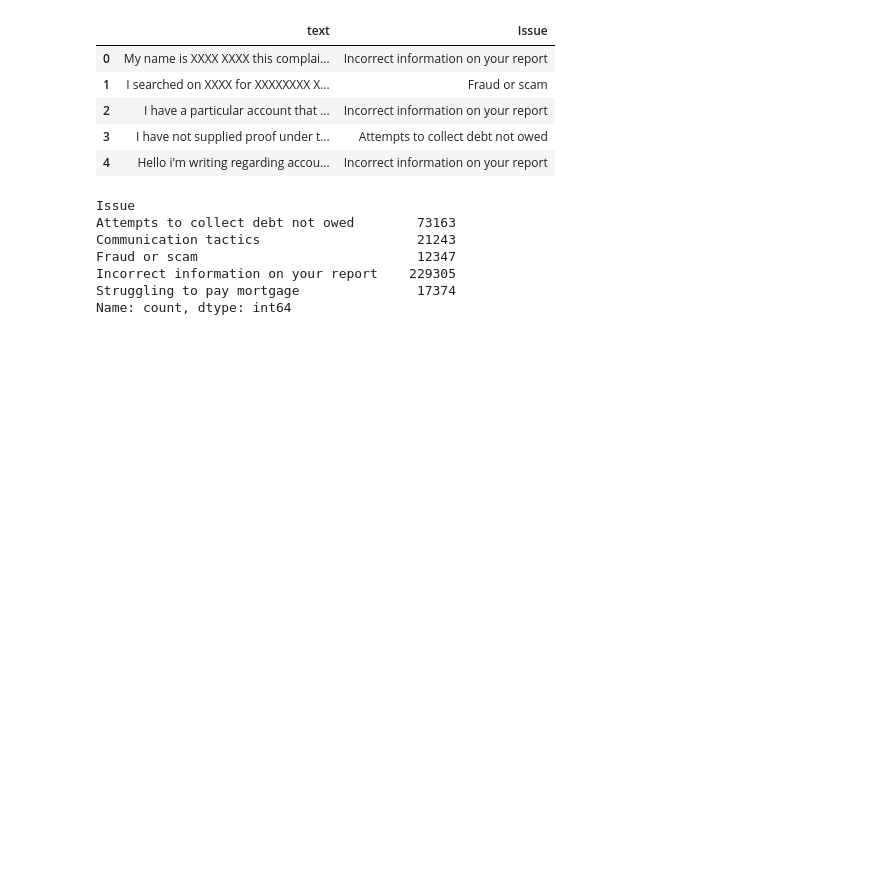
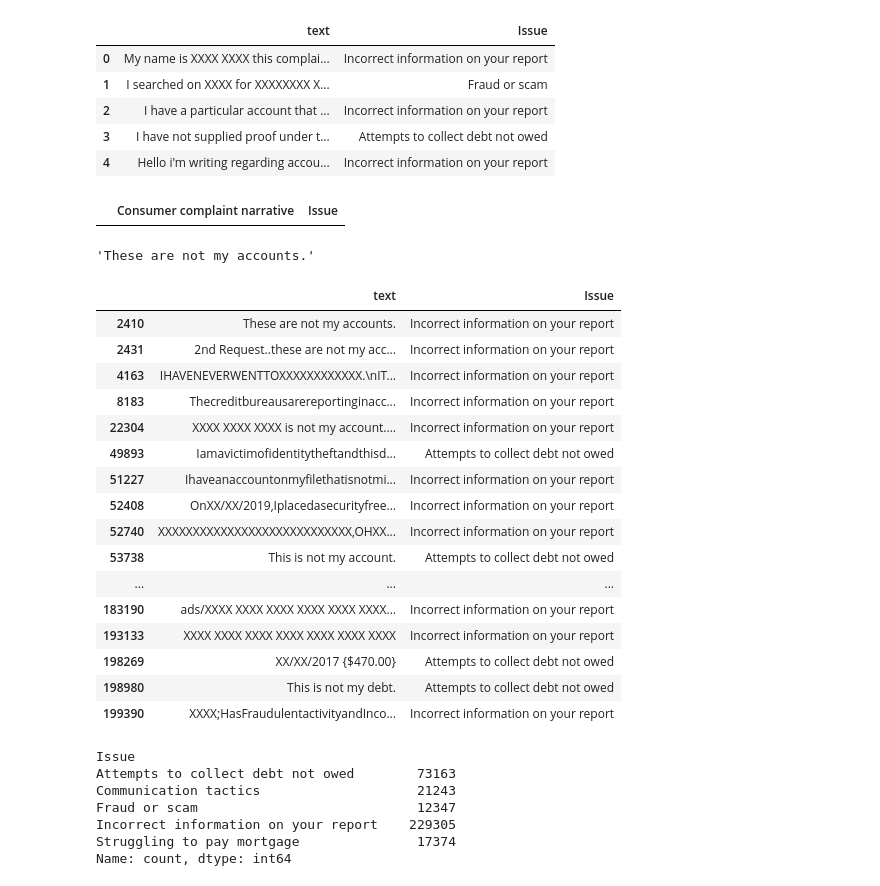
Before and after one commit to nss-data-science-cohort-7/cfpb-classification-classy_fires, a Jupyter notebook: notebooks/mj_cleaningtext.ipynb, the cells around one changed output. Saved outputs shown, nothing was run; the diff lists cells and outputs as text; code cells hidden in the pictures; blank space fills up the shorter version.

Commit message:
Found rows w missing text and updating function

```diff
--- a/notebooks/mj_cleaningtext.ipynb
+++ b/notebooks/mj_cleaningtext.ipynb
@@ -55,3 +47,11 @@ complaints.head(5)
 | 2 | I have a particular account that ... | Incorrect information on your report |
 | 3 | I have not supplied proof under t... | Attempts to collect debt not owed |
 | 4 | Hello i'm writing regarding accou... | Incorrect information on your report |
+# %%
+complaints[complaints.isna().any(axis=1)]
+# %% [output]
+|  | Consumer complaint narrative | Issue |
+# %%
+complaints.loc[2410, "text"]
+# %% [output]
+'These are not my accounts.'
@@ -58,3 +168,24 @@ complaints.head(5)
+# %%
+nan_rows = complaints.loc[nan_list]
+nan_rows.head(50)
+# %% [output]
+|  | text | Issue |
+| 2410 | These are not my accounts. | Incorrect information on your report |
+| 2431 | 2nd Request..these are not my acc... | Incorrect information on your report |
+| 4163 | IHAVENEVERWENTTOXXXXXXXXXXXX.\nIT... | Incorrect information on your report |
+| 8183 | Thecreditbureausarereportinginacc... | Incorrect information on your report |
+| 22304 | XXXX XXXX XXXX is not my account.... | Incorrect information on your report |
+| 49893 | Iamavictimofidentitytheftandthisd... | Attempts to collect debt not owed |
+| 51227 | Ihaveanaccountonmyfilethatisnotmi... | Incorrect information on your report |
+| 52408 | OnXX/XX/2019,Iplacedasecurityfree... | Incorrect information on your report |
+| 52740 | XXXXXXXXXXXXXXXXXXXXXXXXXXXX,OHXX... | Incorrect information on your report |
+| 53738 | This is not my account. | Attempts to collect debt not owed |
+| ... | ... | ... |
+| 183190 | ads/XXXX XXXX XXXX XXXX XXXX XXXX... | Incorrect information on your report |
+| 193133 | XXXX XXXX XXXX XXXX XXXX XXXX XXXX | Incorrect information on your report |
+| 198269 | XX/XX/2017 {$470.00} | Attempts to collect debt not owed |
+| 198980 | This is not my debt. | Attempts to collect debt not owed |
+| 199390 | XXXX;HasFraudulentactivityandInco... | Incorrect information on your report |
 # %%
 complaints['Issue'].value_counts().sort_index()
 # %% [output]
```
Also changed, not shown: parts of 9 cells of this notebook.
